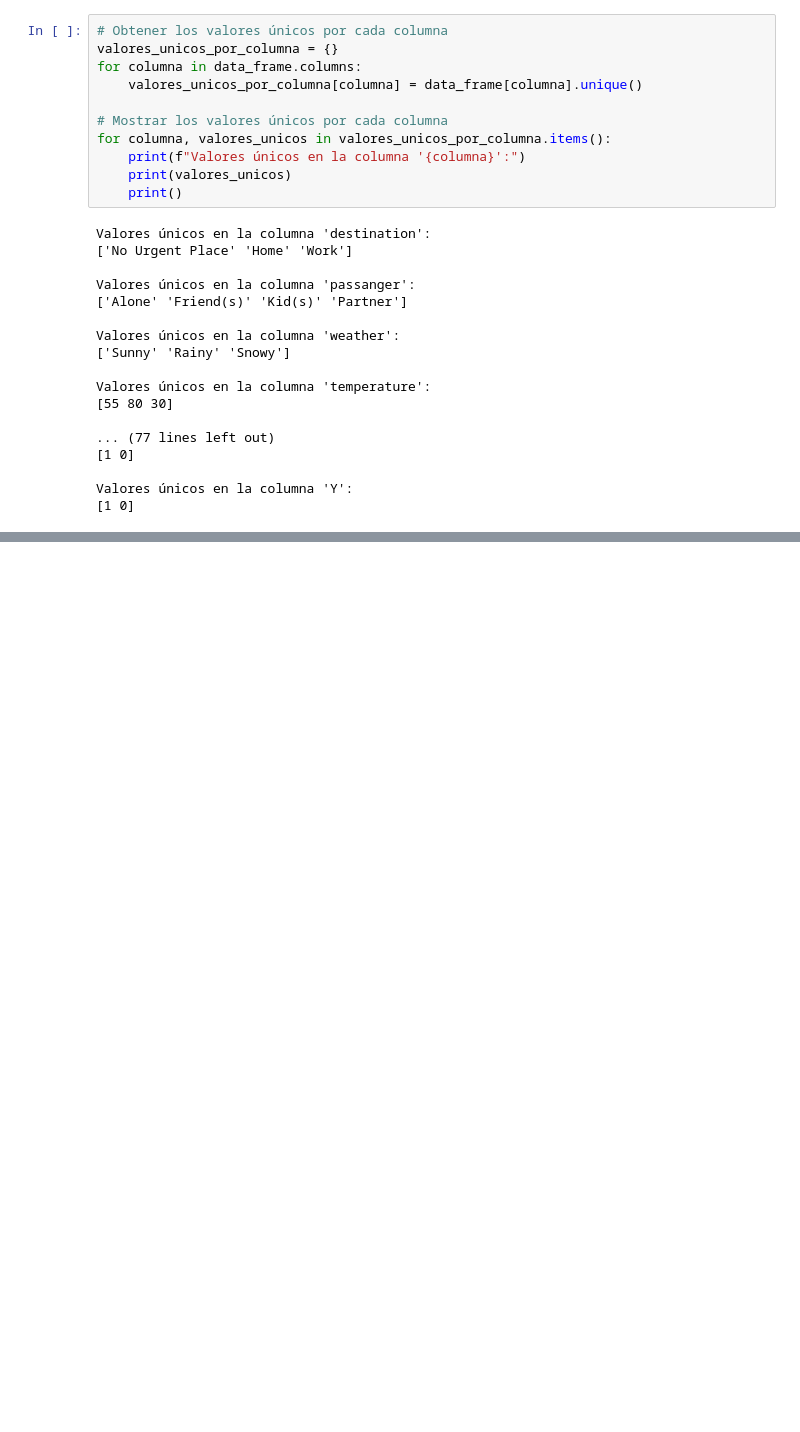
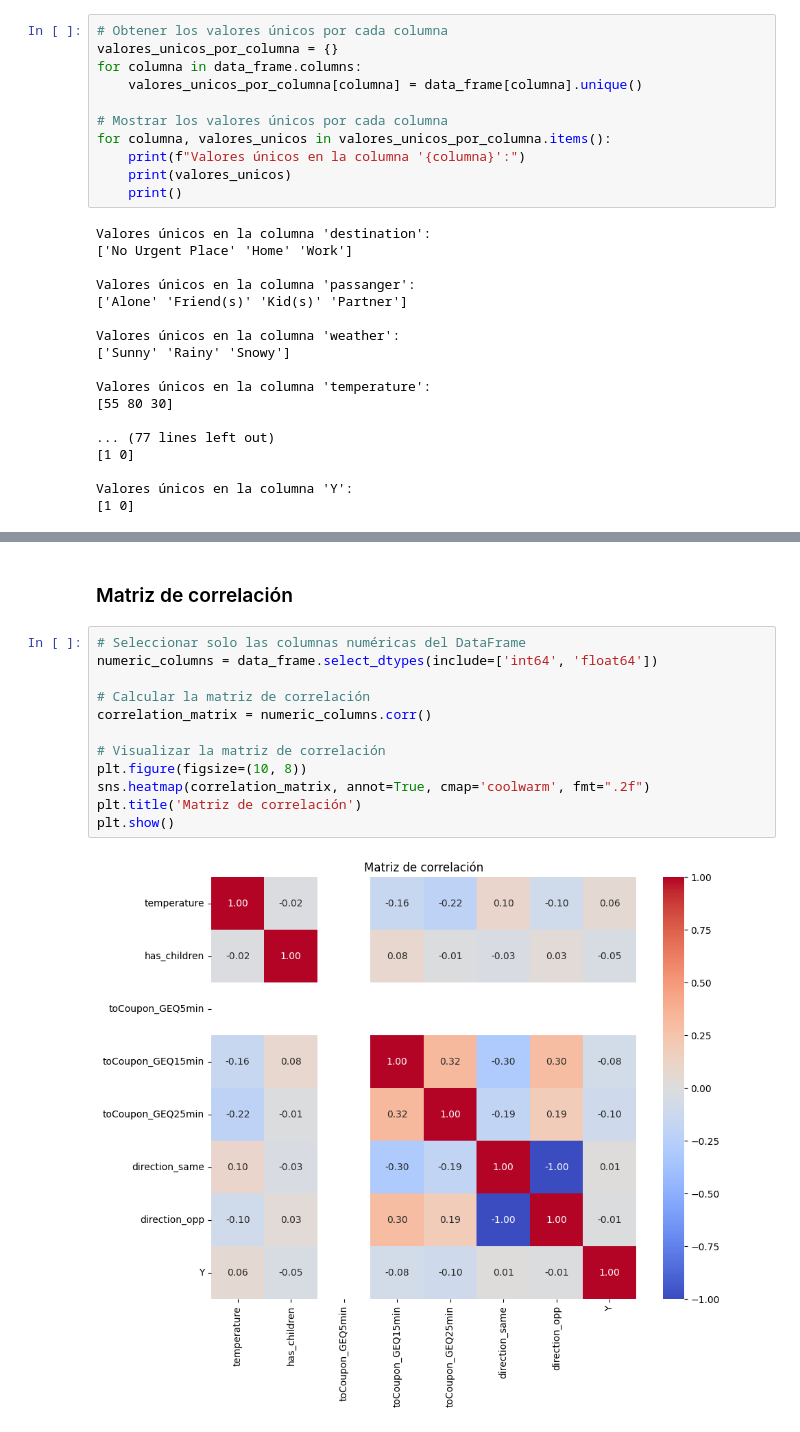
Before and after one commit to alexanderbeleno16/algoritmo_exposicion_parcial2, a Jupyter notebook: algoritmo_exposicion_parcial2.ipynb, the cells around one changed output, grey strips where cells are left out. Saved outputs shown, nothing was run; the diff lists cells and outputs as text; blank space fills up the shorter version.

```diff
--- a/algoritmo_exposicion_parcial2.ipynb
+++ b/algoritmo_exposicion_parcial2.ipynb
@@ -171,0 +271,16 @@ Valores únicos en la columna 'Y':
+# %% [markdown]
+### Matriz de correlación
+# %%
+# Seleccionar solo las columnas numéricas del DataFrame
+numeric_columns = data_frame.select_dtypes(include=['int64', 'float64'])
+
+# Calcular la matriz de correlación
+correlation_matrix = numeric_columns.corr()
+
+# Visualizar la matriz de correlación
+plt.figure(figsize=(10, 8))
+sns.heatmap(correlation_matrix, annot=True, cmap='coolwarm', fmt=".2f")
+plt.title('Matriz de correlación')
+plt.show()
+# %% [output]
+[figure, added]
```
Also changed, not shown: parts of 25 cells of this notebook.
